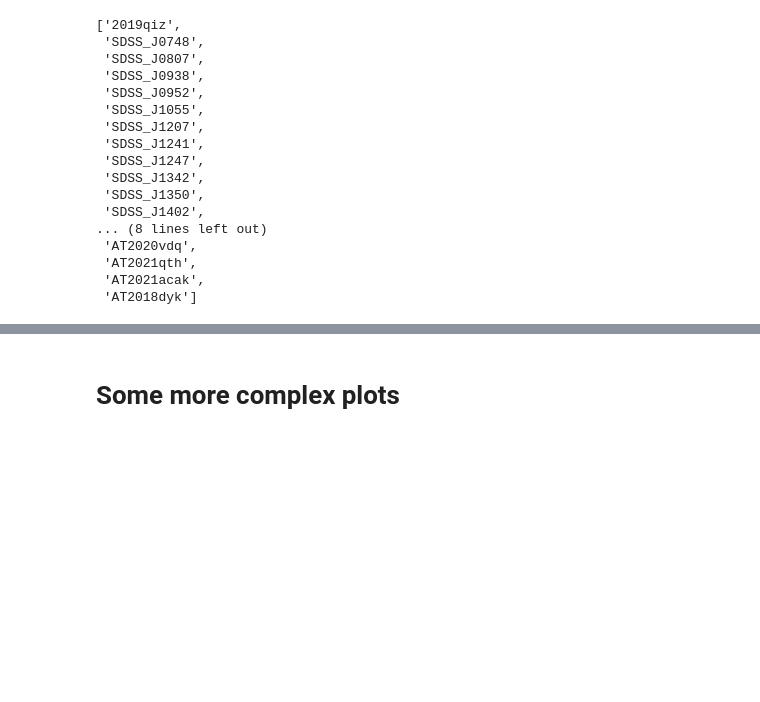
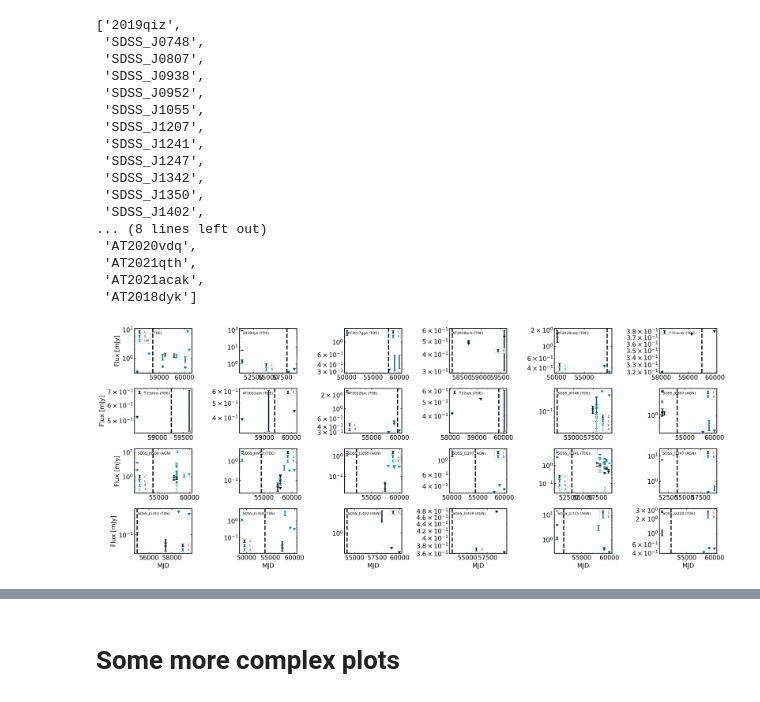
Before and after one commit to noahfranz13/radio-ecle, a Jupyter notebook: ecle-data-to-otter.ipynb, the cells around one changed output, grey strips where cells are left out. Drawn from its saved outputs; the diff is of its cells as text; code cells hidden in the pictures; blank space fills up the shorter version.

```diff
--- a/ecle-data-to-otter.ipynb
+++ b/ecle-data-to-otter.ipynb
@@ -88,7 +106,7 @@ radio = private_data.get_phot(
     freq_unit="GHz"
 )
 
-fig, axs2d = plt.subplots(4,6, figsize=(20,8), sharex=True)
+fig, axs2d = plt.subplots(4,6, figsize=(20,8), sharex=False)
 
 flat_axs = axs2d.flatten()
 
@@ -99,33 +117,38 @@ for idx, ((name, data), ax) in enumerate(zip(radio.groupby("name"), flat_axs)):
             grp.converted_date,
             grp.converted_flux,
             yerr=grp.converted_flux_err,
             label=f'{label}',
             linestyle='none',
             # marker='o',
             uplims=grp.upperlimit
         )
+
+    discovery_date = db.get_meta(names=name, query_private=True)[0].get_discovery_date()
+    ax.axvline(discovery_date.mjd, color='k', linestyle='--')
 
     if not idx%6:
         ax.set_ylabel('Flux [mJy]')
 
     if idx >= 18:
         ax.set_xlabel('MJD')
 
     ax.set_yscale('log')
 
     classes = db.query(names=name, query_private=True)[0]['classification']
     for c in classes:
         if c['object_class'] in {'AGN', 'TDE'}:
             break
     ecle_class = c['object_class']
 
     at = AnchoredText(f'{name} ({ecle_class})', 'upper left', frameon=False, prop=dict(fontsize=8))
     ax.add_artist(at)
 
     ax.legend(fontsize=6, frameon=True, fancybox=True)
     # ax.set_xscale('log')
 
     fig.savefig("radio-lightcurves.png")
+# %% [output]
+[figure, added]
 # %%
 def make_sed(tde_name, ax):
     classes = db.query(names=tde_name, query_private=True)[0]['classification']
```
Also changed, not shown: parts of 7 cells of this notebook, 23 other files.
